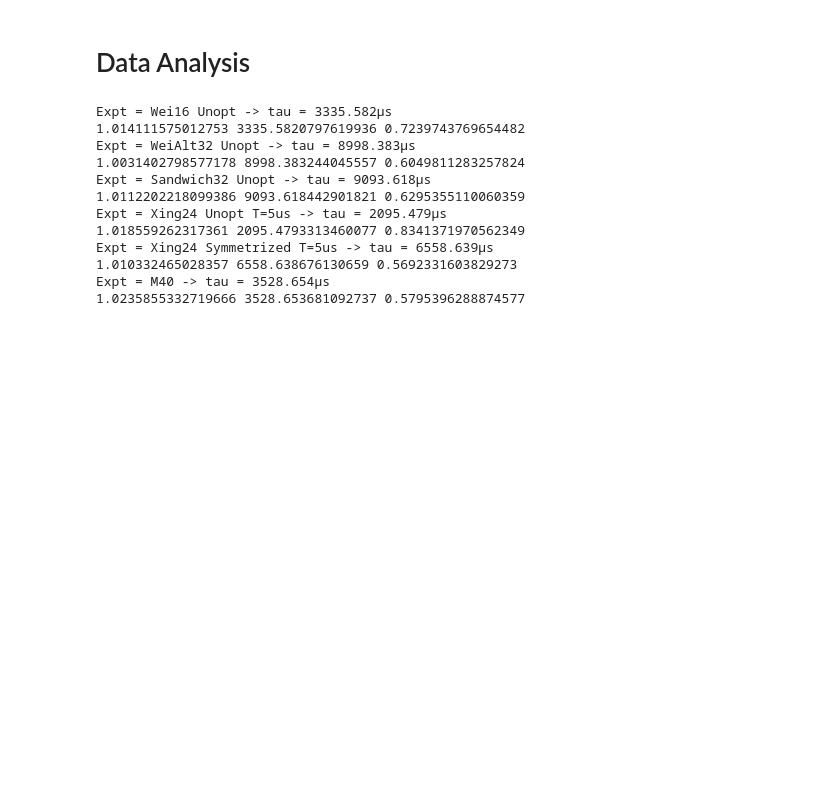
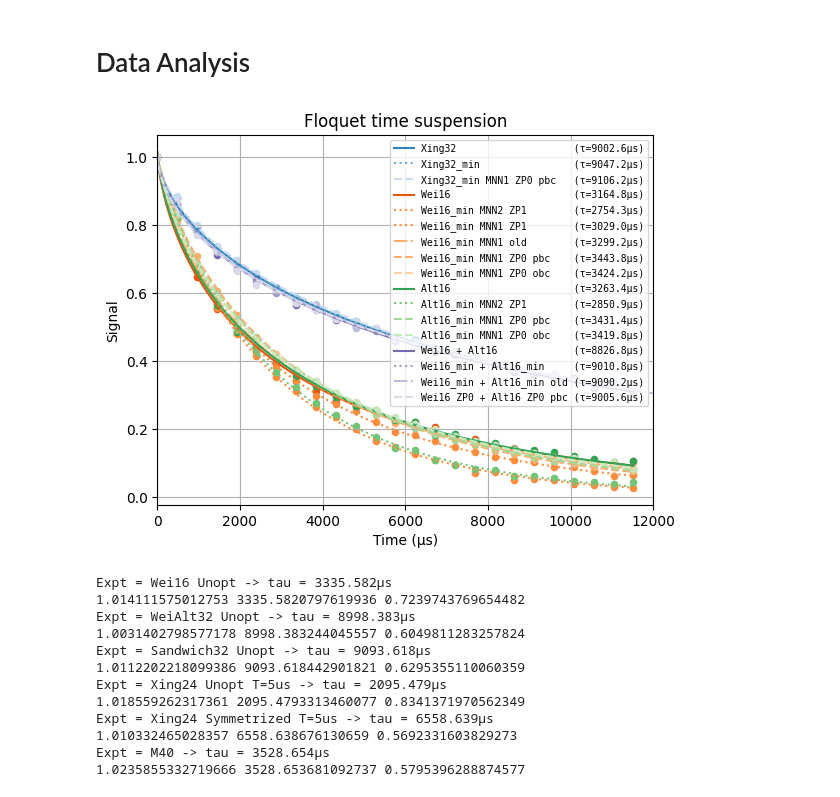
Before and after one commit to MasonBates/qeg-nmr-expt, a Jupyter notebook: alt32.ipynb, the cells around one changed output. Drawn from its saved outputs; the diff is of its cells as text; code cells hidden in the pictures; blank space fills up the shorter version.

```diff
--- a/alt32.ipynb
+++ b/alt32.ipynb
@@ -403,7 +471,7 @@ rho0 = "Z"
 settings.save_dir = Path.home() / "Dropbox/QEG/NMR/RawData" / "alt32/sweep_0003"
 cfg = qnmr.cfg_from_settings(settings)
 
-t0=5*u.us
+t0=5*un.us
 
 # coeftau = [np.array([ 1.40471517e-14, -7.91769769e-10,  1.37275449e-06,  5.04281869e+00]), np.array([ 5.57571982e-14, -2.42602196e-09,  5.52151484e-06,  5.99388167e+00]), np.array([-6.85083250e-14,  3.16436421e-09, -7.93246490e-06,  3.90505503e+00])]
 # coeftaup = [np.array([-4.35462081e-15,  3.23505324e-10, -1.02955140e-06,  4.95685158e+00]), np.array([ 6.23850717e-14, -2.84145298e-09,  4.44119859e-06,  6.07972275e+00]), np.array([-5.95232851e-14,  2.57789725e-09, -2.43633032e-06,  4.02182454e+00])]
@@ -420,16 +488,16 @@ for sigma in np.linspace(0,30e3,16) :
         taup[i] = coeftaup[i][0]*sigma**3 + coeftaup[i][1]*sigma**2 + coeftaup[i][2]*sigma + coeftaup[i][3]
 
     tp = settings.pulse_length
-    t1  = tau[0]  *u.us - tp/2
-    t1p = taup[0] *u.us - tp/2
-    t2  = tau[1]  *u.us - tp
-    t2p = taup[1] *u.us - tp
-    t3  = tau[2]  *u.us - tp/2
-    t3p = taup[2] *u.us - tp/2
+    t1  = tau[0]  *un.us - tp/2
+    t1p = taup[0] *un.us - tp/2
+    t2  = tau[1]  *un.us - tp
+    t2p = taup[1] *un.us - tp
+    t3  = tau[2]  *un.us - tp/2
+    t3p = taup[2] *un.us - tp/2
 
-    sandwich32_phases = np.array([0,90,90,0,    0,90,90,0,    90,180,180,90,    90,180,180,90,
+    xing32_phases = np.array([0,90,90,0,    0,90,90,0,    90,180,180,90,    90,180,180,90,
                                 270,0,0,270,  270,0,0,270,  180,270,270,180,  180,270,270,180])
-    sandwich32_delays = np.array([t1,  t2,  2*t3,  t2p, t1p +
+    xing32_delays = np.array([t1,  t2,  2*t3,  t2p, t1p +
                                 t1p, t2,  2*t3p, t2p, t1  +
 
                                 t1,  t2,  2*t3,  t2p, t1p +
@@ -440,7 +508,7 @@ for sigma in np.linspace(0,30e3,16) :
                                 t1,  t2p, 2*t3p, t2,  t1p +
                                 t1p, t2p, 2*t3,  t2,  t1])
     print(tau[0], tau[1], tau[2], taup[0], taup[1], taup[2])
-    print(sandwich32_delays)
+    print(xing32_delays)
     brief_floquet()
 # %% [output]
 sigma = 0.0 Hz
@@ -908,3 +1008,50 @@ tests = [
+# %%
+import matplotlib.cm as cm
+
+# Access the tab20c colormap
+cmap = cm.get_cmap('tab20c')
+
+tests = [
+        Test("Xing32"    , 65, 48*5, cmap(0)),
+        Test("Xing32_min", 67, 48*5, cmap(1), ":"),
+        Test("Xing32_min MNN1 ZP0 pbc", 88, 48*5, cmap(3), "--"),
+
+        Test("Wei16"     , 70, 24*5, cmap(4)),
+        Test("Wei16_min MNN2 ZP1" , 71, 24*5, cmap(5), ":"),
+        Test("Wei16_min MNN1 ZP1" , 75, 24*5, cmap(5), ":"),
+        # Test("Wei16_min MNN1 old noisy" , 77, 24*5, "tab:orange", "--"),
+        # Test("Wei16_min MNN1 old noisy" , 82, 24*5, "tab:orange", "--"),
+        Test("Wei16_min MNN1 old" , 83, 24*5, cmap(6), "-."),
+        # Test("Wei16_min MNN1 ZP0 pbc noisy" , 81, 24*5, "tab:orange", "-."),
+        Test("Wei16_min MNN1 ZP0 pbc" , 86, 24*5, cmap(6), "--"),
+        Test("Wei16_min MNN1 ZP0 obc" , 87, 24*5, cmap(7), "--"),
+        # Test("Wei16 using Xing16 params" , 74, 24*5,),
+
+        Test("Alt16"     , 68, 24*5, cmap(8)),
+        Test("Alt16_min MNN2 ZP1" , 69, 24*5, cmap(9), ":"),
+        # Test("Alt16_min old noisy", 78, 24*5, "tab:green", ":"),
+        Test("Alt16_min MNN1 ZP0 pbc" , 90, 24*5, cmap(10), "--"),
+        Test("Alt16_min MNN1 ZP0 obc" , 91, 24*5, cmap(11), "--"),
+
+        Test("Wei16 + Alt16", 72, 48*5, cmap(12)),
+        # Test("Wei16 + Alt16", 93, 48*5, cmap(12)),
+        Test("Wei16_min + Alt16_min", 73, 48*5, cmap(13), ":"),
+        Test("Wei16_min + Alt16_min old", 79, 48*5, cmap(14), "-."),
+        Test("Wei16 ZP0 + Alt16 ZP0 pbc", 93, 48*5, cmap(15), "--"),
+        ]
+
+for test in tests:
+    test.plot()
+    # print(test.name + ": " + str(test.tau))
+
+plt.title("Floquet time suspension")
+plt.xlabel("Time (μs)")
+plt.ylabel("Signal")
+plt.xlim(0,12000)
+plt.legend(prop={"family":"monospace", "size": 7,}, loc="upper right", fontsize="small", ncol=1)
+plt.grid(True)
+# %% [output]
+[figure, added]
 # %%
 def stretched_exp(x, A, tau, beta):
     return A* np.exp(-(x / tau) ** beta)
```
Also changed, not shown: parts of 23 cells of this notebook, 1 other file.
